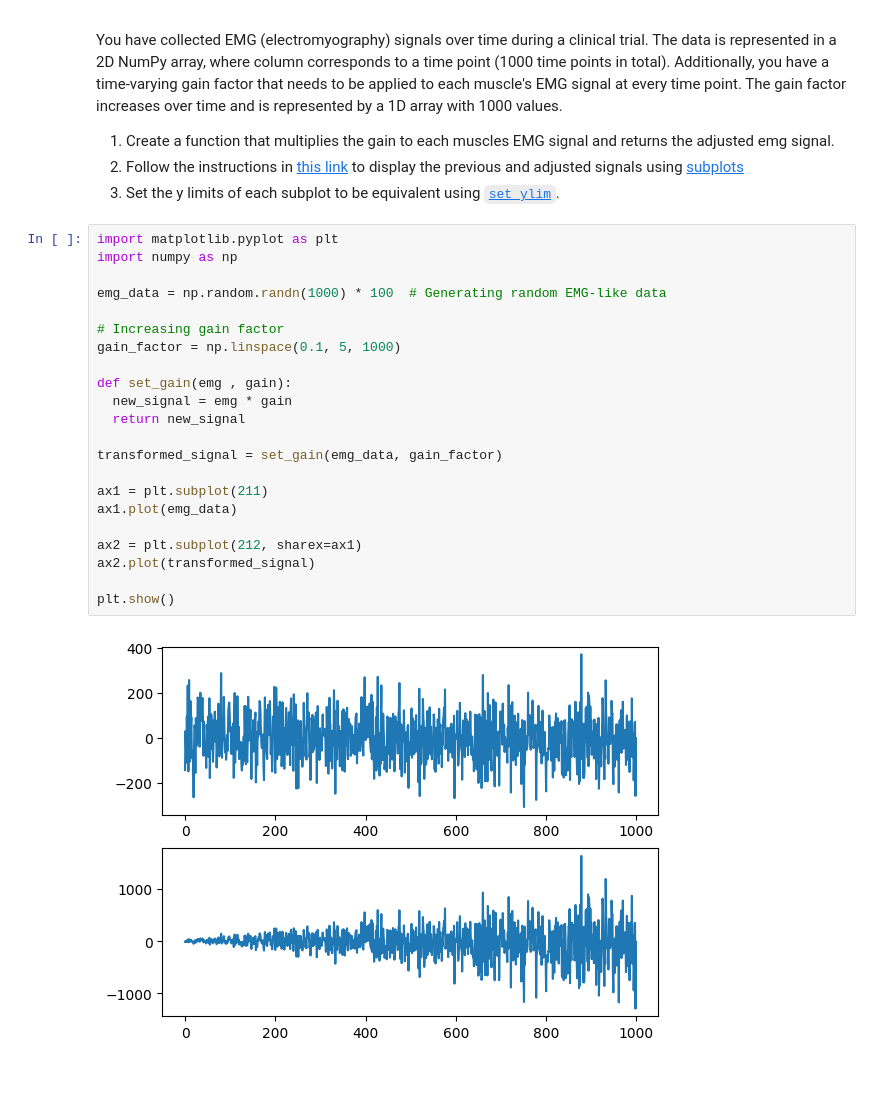
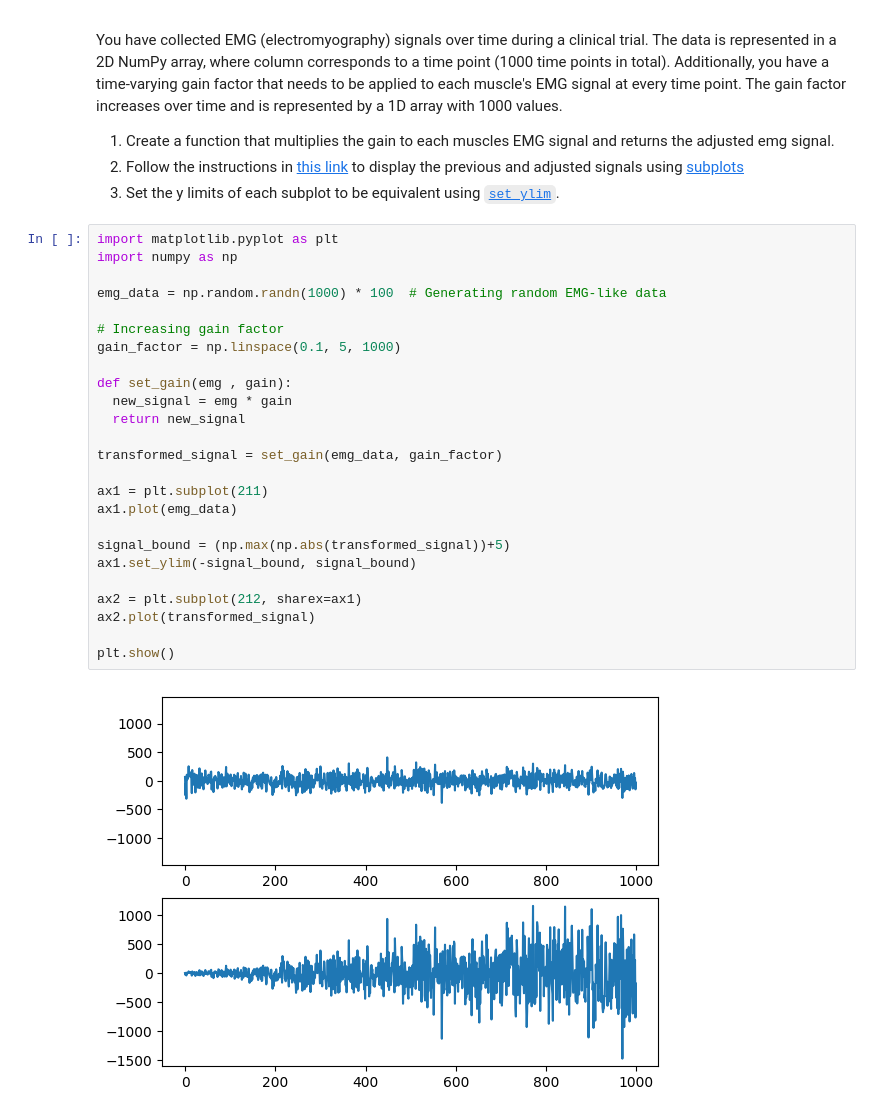
Before and after one commit to LT1112/BME3053C-Spring-2025, a Jupyter notebook: lessons-solved/03_Matplotlib_and_Numpy_02_10_2025.ipynb, the cells around one changed output. Cells and saved outputs as stored; diff of their text form; blank space fills up the shorter version.

```diff
--- a/lessons-solved/03_Matplotlib_and_Numpy_02_10_2025.ipynb
+++ b/lessons-solved/03_Matplotlib_and_Numpy_02_10_2025.ipynb
@@ -247,24 +247,27 @@ You have collected EMG (electromyography) signals over time during a clinical tr
 # %%
 import matplotlib.pyplot as plt
 import numpy as np
 
 emg_data = np.random.randn(1000) * 100  # Generating random EMG-like data
 
 # Increasing gain factor
 gain_factor = np.linspace(0.1, 5, 1000)
 
 def set_gain(emg , gain):
   new_signal = emg * gain
   return new_signal
 
 transformed_signal = set_gain(emg_data, gain_factor)
 
 ax1 = plt.subplot(211)
 ax1.plot(emg_data)
 
+signal_bound = (np.max(np.abs(transformed_signal))+5)
+ax1.set_ylim(-signal_bound, signal_bound)
+
 ax2 = plt.subplot(212, sharex=ax1)
 ax2.plot(transformed_signal)
 
 plt.show()
 # %% [output]
-[figure, old version]
+[figure, new version]
```
